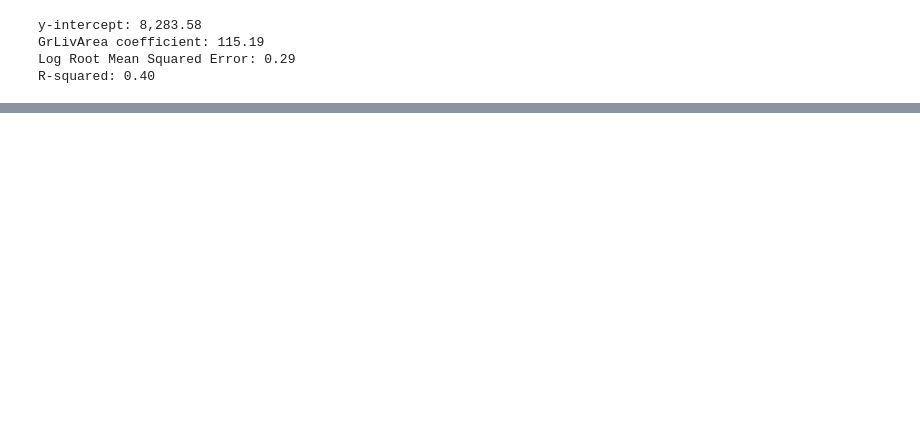
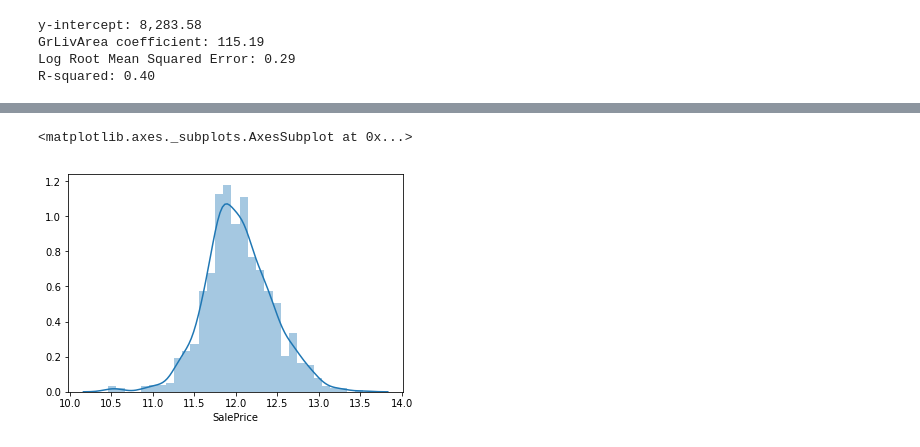
Before and after one commit to miwamoto/kaggle_housing, a Jupyter notebook: W207_Final.ipynb, the cells around one changed output, grey strips where cells are left out. Saved outputs shown, nothing was run; the diff lists cells and outputs as text; code cells hidden in the pictures; blank space fills up the shorter version.

```diff
--- a/W207_Final.ipynb
+++ b/W207_Final.ipynb
@@ -192,0 +211,8 @@ output.to_csv('Output.csv',columns=['Id','SalePrice'],index=False)
+# %%
+# Large right skew so let's take a log of the SalePrice
+train_y_xgb = np.log(train_y)
+dev_y_xgb = np.log(dev_y)
+sns.distplot(train_y_xgb)
+# %% [output]
+<matplotlib.axes._subplots.AxesSubplot at 0x...>
+[figure, added]
```
Also changed, not shown: parts of 33 cells of this notebook.
